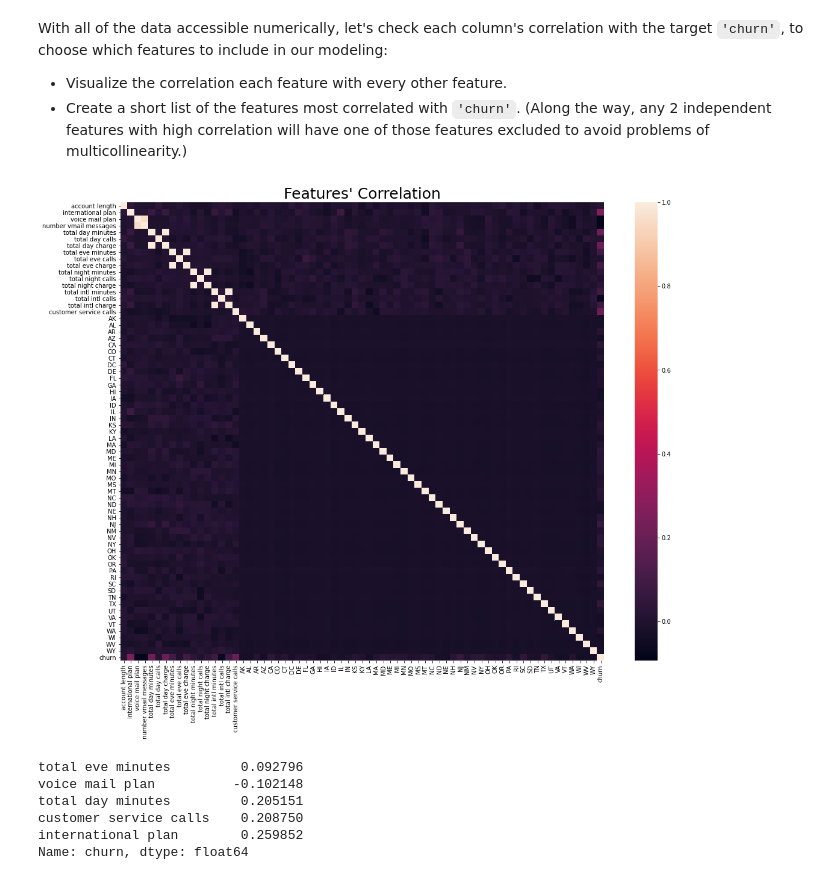
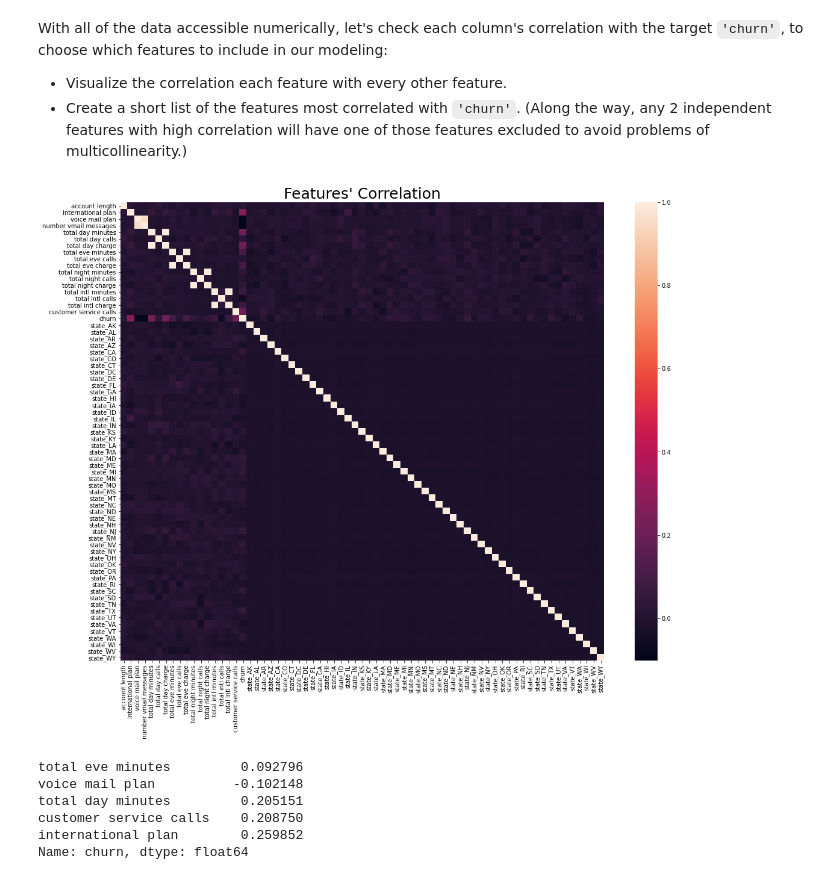
Before and after one commit to terminalcoder/Churn-in-Telecom, a Jupyter notebook: notebook.ipynb, the cells around one changed output. Cells and saved outputs as stored; diff of their text form; code cells hidden in the pictures.

```diff
--- a/notebook.ipynb
+++ b/notebook.ipynb
@@ -166,9 +166,9 @@ With all of the data accessible numerically, let's check each column's correlati
 # %%
 # visualize a heatmap of feature correlation
 fig, axes = plt.subplots(figsize=(18, 14))
-sns.heatmap(X_train.join(y_train).corr())
+sns.heatmap(ohe_df.corr())
 axes.set_title("Features' Correlation", {'fontsize' : 25});
 # %% [output]
-[figure, old version]
+[figure, new version]
 # %%
 # create a list of 5 column names most correlated with 'churn' (exclude columns correlated with each other to avoid multicollinearity)
```
Also changed, not shown: parts of 10 cells of this notebook.
